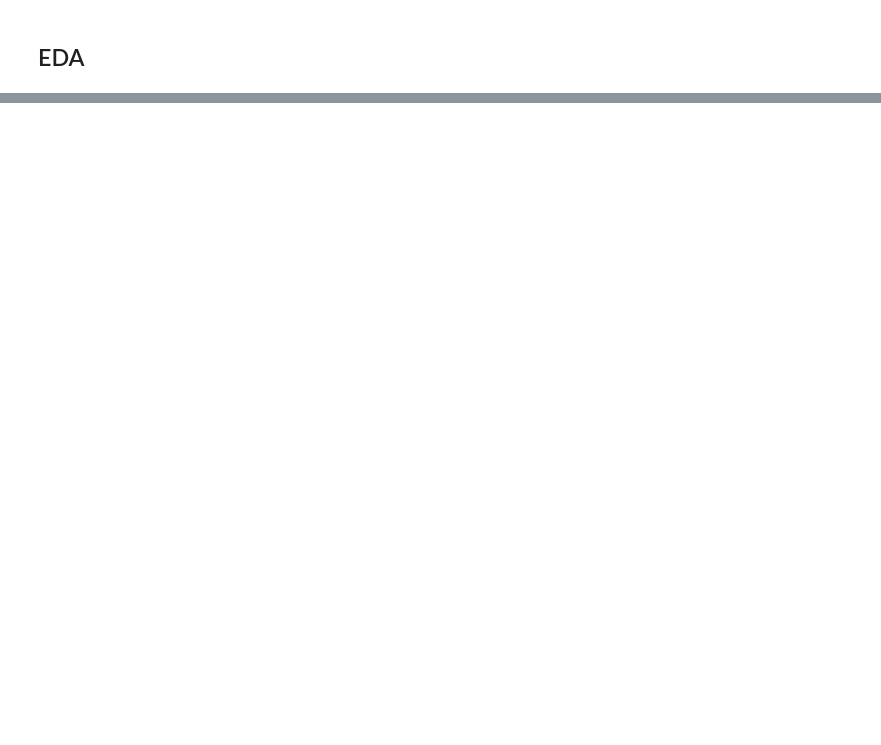
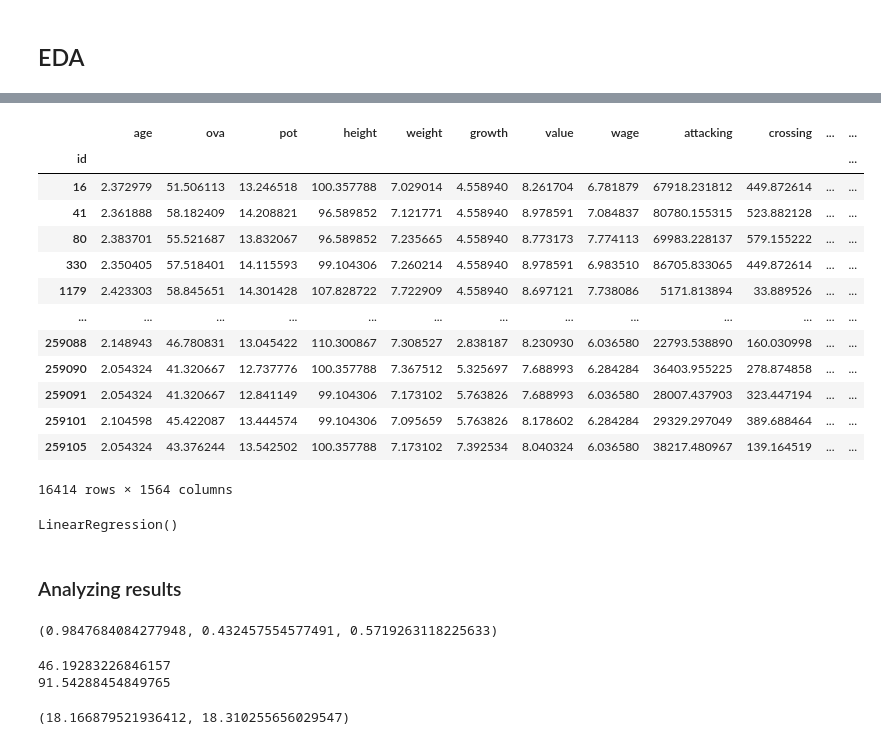
Before and after one commit to nataschaberg/lab-football-fifa-data, a Jupyter notebook: fifa-analysis.ipynb, the cells around one changed output, grey strips where cells are left out. Drawn from its saved outputs; the diff is of its cells as text; code cells hidden in the pictures; blank space fills up the shorter version.

```diff
--- a/fifa-analysis.ipynb
+++ b/fifa-analysis.ipynb
@@ -238,0 +256,13 @@ check_correlation(df_1_num, 0.9)
+# %%
+def boxcox_transform(df):
+    numeric_cols = df.select_dtypes(np.number).columns
+    _ci = {column: None for column in numeric_cols}
+    for column in numeric_cols:
+        df[column] = np.where(df[column]<=0, np.NAN, df[column])
+        df[column] = df[column].fillna(df[column].mean())
+        transformed_data, ci = stats.boxcox(df[column])
+        df[column] = transformed_data
+        _ci[column] = [ci]
+    return df, _ci
+# %%
+df_1_bx, _ci = boxcox_transform(df_1)
@@ -238,0 +288,20 @@ check_correlation(df_1_num, 0.9)
+# %%
+# encode categoricals
+df_1_bx = pd.get_dummies(df_1_bx, drop_first=True)
+# %%
+df_1_bx
+# %% [output]
+|  | age | ova | pot | height | weight | growth | value | wage | attacking | crossing | ... | ... |
+| id |  |  |  |  |  |  |  |  |  |  |  | ... |
+| 16 | 2.372979 | 51.506113 | 13.246518 | 100.357788 | 7.029014 | 4.558940 | 8.261704 | 6.781879 | 67918.231812 | 449.872614 | ... | ... |
+| 41 | 2.361888 | 58.182409 | 14.208821 | 96.589852 | 7.121771 | 4.558940 | 8.978591 | 7.084837 | 80780.155315 | 523.882128 | ... | ... |
+| 80 | 2.383701 | 55.521687 | 13.832067 | 96.589852 | 7.235665 | 4.558940 | 8.773173 | 7.774113 | 69983.228137 | 579.155222 | ... | ... |
+| 330 | 2.350405 | 57.518401 | 14.115593 | 99.104306 | 7.260214 | 4.558940 | 8.978591 | 6.983510 | 86705.833065 | 449.872614 | ... | ... |
+| 1179 | 2.423303 | 58.845651 | 14.301428 | 107.828722 | 7.722909 | 4.558940 | 8.697121 | 7.738086 | 5171.813894 | 33.889526 | ... | ... |
+| ... | ... | ... | ... | ... | ... | ... | ... | ... | ... | ... | ... | ... |
+| 259088 | 2.148943 | 46.780831 | 13.045422 | 110.300867 | 7.308527 | 2.838187 | 8.230930 | 6.036580 | 22793.538890 | 160.030998 | ... | ... |
+| 259090 | 2.054324 | 41.320667 | 12.737776 | 100.357788 | 7.367512 | 5.325697 | 7.688993 | 6.284284 | 36403.955225 | 278.874858 | ... | ... |
+| 259091 | 2.054324 | 41.320667 | 12.841149 | 99.104306 | 7.173102 | 5.763826 | 7.688993 | 6.036580 | 28007.437903 | 323.447194 | ... | ... |
+| 259101 | 2.104598 | 45.422087 | 13.444574 | 99.104306 | 7.095659 | 5.763826 | 8.178602 | 6.284284 | 29329.297049 | 389.688464 | ... | ... |
+| 259105 | 2.054324 | 43.376244 | 13.542502 | 100.357788 | 7.173102 | 7.392534 | 8.040324 | 6.036580 | 38217.480967 | 139.164519 | ... | ... |
+16414 rows × 1564 columns
@@ -238,0 +315,9 @@ check_correlation(df_1_num, 0.9)
+# %%
+# start the model
+model = LinearRegression()
+# train the model
+model.fit(X_train, y_train)
+# %% [output]
+LinearRegression()
+# %% [markdown]
+### Analyzing results
@@ -238,0 +327,20 @@ check_correlation(df_1_num, 0.9)
+# %%
+# get metrics
+r2_score(y_test, predictions), mean_absolute_error(y_test, predictions), mean_squared_error(y_test, predictions, squared=False)
+# %% [output]
+(0.9847684084277948, 0.432457554577491, 0.5719263118225633)
+# %%
+# MAE and MSE are log transformed
+# have to inverse transform
+from scipy.special import inv_boxcox
+
+predictions = inv_boxcox(predictions, _ci['ova'])
+print(min(predictions))
+print(max(predictions))
+# %% [output]
+46.19283226846157
+91.54288454849765
+# %%
+mean_absolute_error(y_test, predictions), mean_squared_error(y_test, predictions, squared=False)
+# %% [output]
+(18.166879521936412, 18.310255656029547)
```
Also changed, not shown: parts of 17 cells of this notebook.
